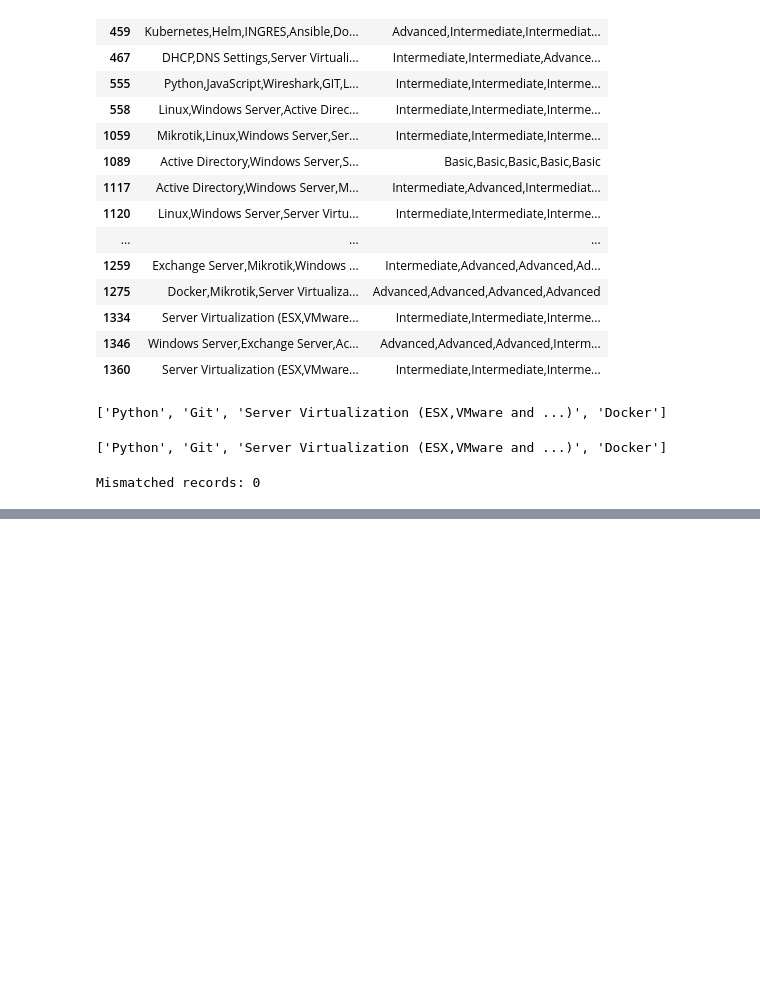
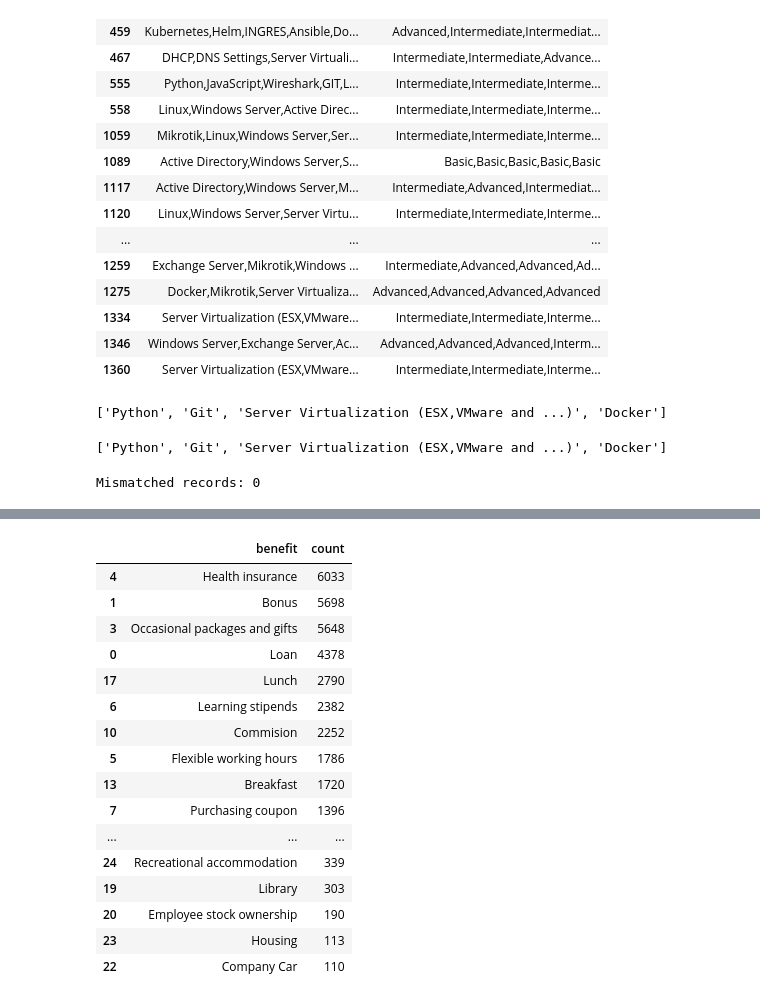
Before and after one commit to Behniash/Iran-Job-Market-Analysis, a Jupyter notebook: notebooks/03_Data Cleaning.ipynb, the cells around one changed output, grey strips where cells are left out. Cells and saved outputs as stored; diff of their text form; code cells hidden in the pictures; blank space fills up the shorter version.

```diff
--- a/notebooks/03_Data Cleaning.ipynb
+++ b/notebooks/03_Data Cleaning.ipynb
@@ -630,0 +663,9 @@ Mismatched records: 0
+# %%
+skills = unique_skills["skill"].tolist()
+similar_pairs = []
+for i, skill in enumerate(skills):
+    matches = difflib.get_close_matches(skill, skills, n=3, cutoff=0.85)
+    for match in matches:
+        if skill != match:
+            similar_pairs.append((skill, match))
+similar_pairs[:50]
@@ -630,0 +683,26 @@ Mismatched records: 0
+# %%
+SKILL_MAPPING = {
+    "GIT": "Git",
+    "Sql Server": "SQL Server",
+    "PostgreSql": "PostgreSQL",
+    "Rest API": "REST API",
+    "Html & CSS": "HTML & CSS",
+    "PowerBI": "Power BI"
+}
+
+def normalize_skill(skill):
+    """
+    Normalize skill names using predefined mapping.
+    """
+    return SKILL_MAPPING.get(skill, skill)
+
+def normalize_skill_structure(skill_list):
+    """
+    Apply skill normalization on structured skills.
+    """
+    normalized = []
+    for item in skill_list:
+        normalized.append({"skill": normalize_skill(item["skill"]), "level": item["level"]})
+    return normalized
+# %%
+df["skills_normalized"] = df["skills_structured"].apply(normalize_skill_structure)
@@ -630,0 +745,27 @@ Mismatched records: 0
+# %%
+benefit_counter = Counter()
+
+for benefits in df["benefits"].dropna():
+    for benefit in benefits.split(","):
+        benefit_counter[benefit.strip()] += 1
+
+benefit_unique = (pd.DataFrame(benefit_counter.items(), columns=["benefit", "count"]).sort_values("count", ascending=False))
+benefit_unique[:30]
+# %% [output]
+|  | benefit | count |
+| 4 | Health insurance | 6033 |
+| 1 | Bonus | 5698 |
+| 3 | Occasional packages and gifts | 5648 |
+| 0 | Loan | 4378 |
+| 17 | Lunch | 2790 |
+| 6 | Learning stipends | 2382 |
+| 10 | Commision | 2252 |
+| 5 | Flexible working hours | 1786 |
+| 13 | Breakfast | 1720 |
+| 7 | Purchasing coupon | 1396 |
+| ... | ... | ... |
+| 24 | Recreational accommodation | 339 |
+| 19 | Library | 303 |
+| 20 | Employee stock ownership | 190 |
+| 23 | Housing | 113 |
+| 22 | Company Car | 110 |
```
Also changed, not shown: parts of 10 cells of this notebook.
